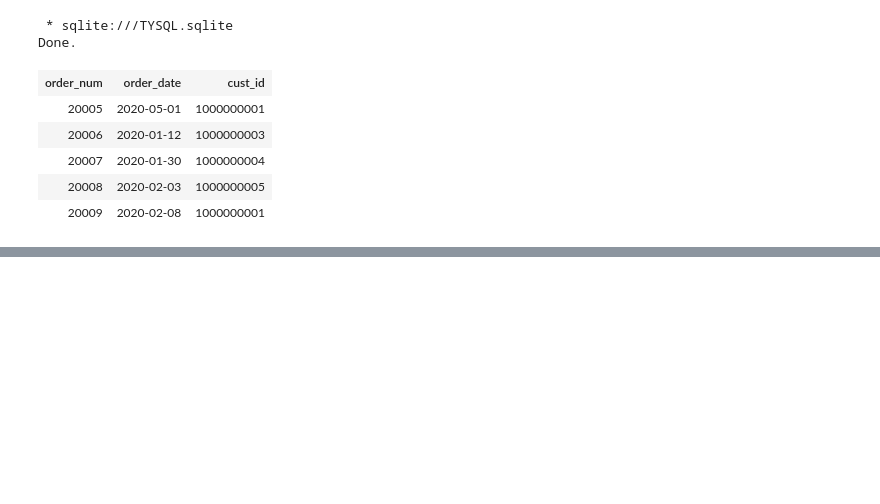
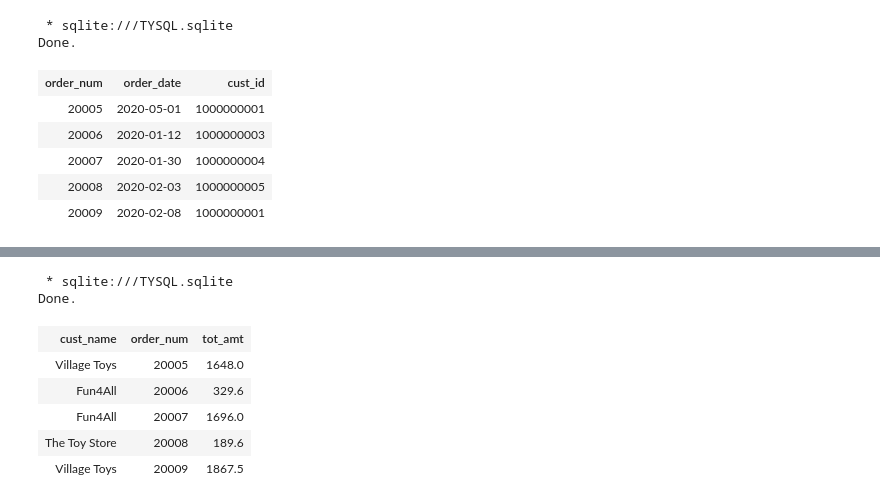
Before and after one commit to prannerta100/sql-practice, a Jupyter notebook: tysql.ipynb, the cells around one changed output, grey strips where cells are left out. Cells and saved outputs as stored; diff of their text form; code cells hidden in the pictures; blank space fills up the shorter version.

```diff
--- a/tysql.ipynb
+++ b/tysql.ipynb
@@ -402,0 +479,19 @@ Done.
+# %%
+%%sql
+SELECT cust_name, t1.order_num, t1.tot_amt
+FROM Orders
+INNER JOIN Customers
+ON Orders.cust_id=Customers.cust_id
+INNER JOIN (SELECT OrderItems.order_num, ROUND(SUM(quantity * item_price), 2) AS tot_amt
+            FROM OrderItems
+            GROUP BY OrderItems.order_num) AS t1
+ON t1.order_num=Orders.order_num;
+# %% [output]
+ * sqlite:///TYSQL.sqlite
+Done.
+| cust_name | order_num | tot_amt |
+| Village Toys | 20005 | 1648.0 |
+| Fun4All | 20006 | 329.6 |
+| Fun4All | 20007 | 1696.0 |
+| The Toy Store | 20008 | 189.6 |
+| Village Toys | 20009 | 1867.5 |
```
Also changed, not shown: parts of 42 cells of this notebook, 4 other files.
